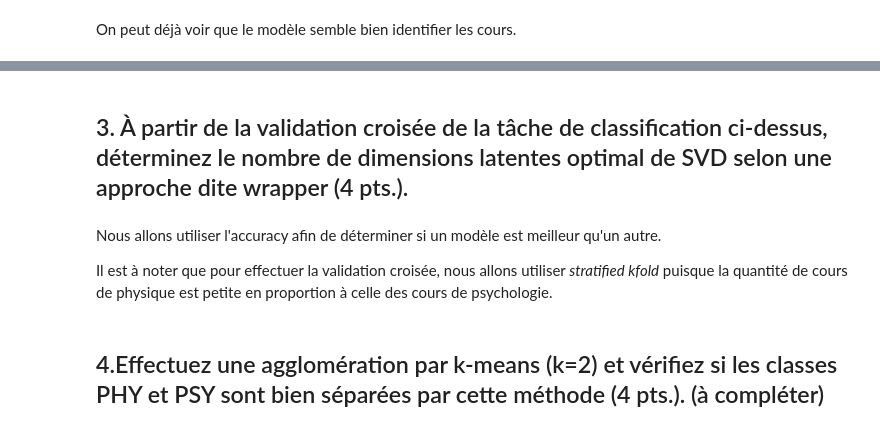
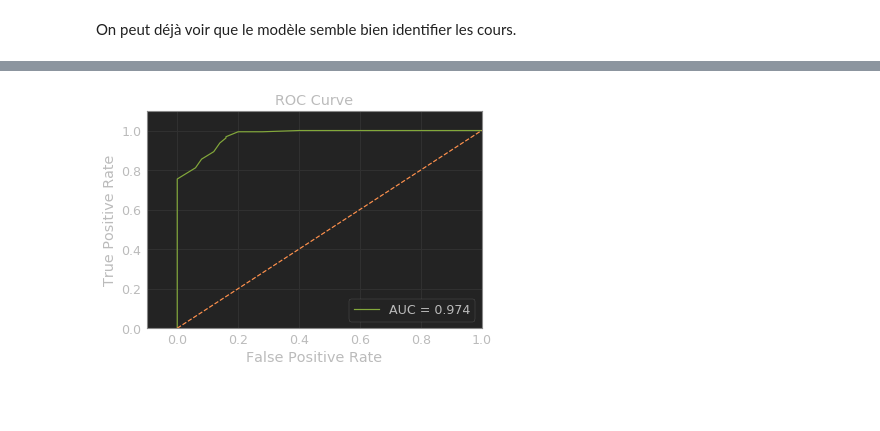
Before and after one commit to FabriceCh/log6308, a Jupyter notebook: tp3/tp3.ipynb, the cells around one changed output, grey strips where cells are left out. Drawn from its saved outputs; the diff is of its cells as text; code cells hidden in the pictures; blank space fills up the shorter version.

Commit message:
finished q3, q4 with some graphs now

```diff
--- a/tp3/tp3.ipynb
+++ b/tp3/tp3.ipynb
@@ -245,3 +244,11 @@ X_data = np.array(X_data)
+# %%
+def retrieve_PHY_PSY(full_data):
+    PHY_PSY_data = []
+    for index in PHY_PSY_indexes:
+        PHY_PSY_data.append(full_data[index])
+    return  np.array(PHY_PSY_data)
+# %%
+X_data = retrieve_PHY_PSY(SVD_data)
 # %%
 y_data = class_df["PSY"].values
 # %%
@@ -272,7 +286,7 @@ X_train, X_test, y_train, y_test = train_test_split(X_data, y_data, test_size=0.
 # %%
 from sklearn.neighbors import KNeighborsClassifier
 
-knn_classifier = KNeighborsClassifier(n_neighbors=15)
+knn_classifier = KNeighborsClassifier(n_neighbors=20)
 knn_classifier.fit(X_train, y_train)
 
 y_scores = knn_classifier.predict_proba(X_test)
@@ -303,12 +317,13 @@ from sklearn.metrics import auc
 false_positive_rate, true_positive_rate, threshold = roc_curve(y_test, y_scores[:, 1])
 roc_auc = auc(false_positive_rate, true_positive_rate)
 # %%
-plt.plot(false_positive_rate, true_positive_rate, 'g', label = 'AUC = %0.3f' % roc_auc)
-plt.legend()
-plt.plot([0, 1], [0, 1], 'y--')
-plt.xlim([-0.1, 1])
-plt.ylim([0, 1.1])
-plt.ylabel('True Positive Rate')
-plt.xlabel('False Positive Rate')
-plt.title('ROC Curve')
-plt.show()
+def plot_ROC_AUC(FP_rate, TP_rate, AUC):
+    plt.plot(FP_rate, TP_rate, 'g', label = 'AUC = %0.3f' % AUC)
+    plt.legend()
+    plt.plot([0, 1], [0, 1], 'y--')
+    plt.xlim([-0.1, 1])
+    plt.ylim([0, 1.1])
+    plt.ylabel('True Positive Rate')
+    plt.xlabel('False Positive Rate')
+    plt.title('ROC Curve')
+    plt.show()
@@ -317,6 +329,0 @@ plt.show()
-# %% [markdown]
-## 3. À partir de la validation croisée de la tâche de classification ci-dessus, déterminez le nombre de dimensions latentes optimal de SVD selon une approche dite wrapper (4 pts.).
-# %% [markdown]
-Nous allons utiliser l'accuracy afin de déterminer si un modèle est meilleur qu'un autre.
-
-Il est à noter que pour effectuer la validation croisée, nous allons utiliser *stratified kfold* puisque la quantité de cours de physique est petite en proportion à celle des cours de psychologie.
@@ -325,2 +330,4 @@ from sklearn.model_selection import StratifiedKFold
-# %% [markdown]
-## 4.Effectuez une agglomération par k-means (k=2) et vérifiez si les classes PHY et PSY sont bien séparées par cette méthode (4 pts.). (à compléter)
+# %%
+plot_ROC_AUC(false_positive_rate, true_positive_rate, roc_auc)
+# %% [output]
+[figure, added]
```
Also changed, not shown: parts of 44 cells of this notebook.
